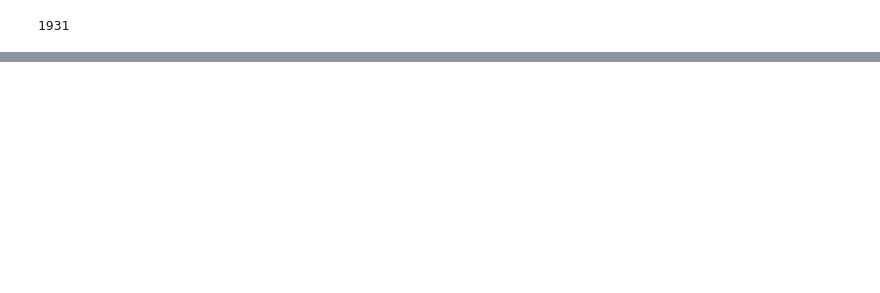
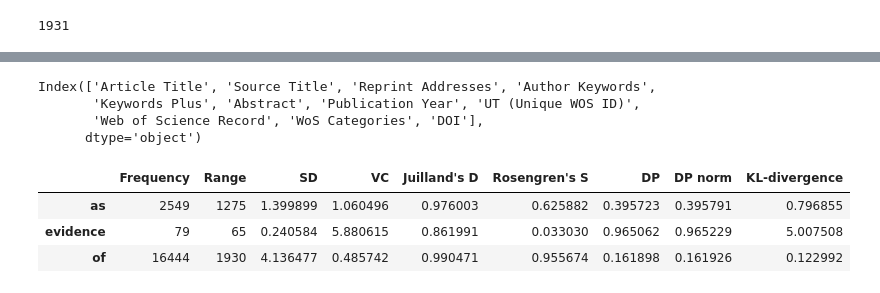
Before and after one commit to brookefzy/pitaya, a Jupyter notebook: BabyAI-NLP/02_word_frequency.ipynb, the cells around one changed output, grey strips where cells are left out. Cells and saved outputs as stored; diff of their text form; code cells hidden in the pictures; blank space fills up the shorter version.

```diff
--- a/BabyAI-NLP/02_word_frequency.ipynb
+++ b/BabyAI-NLP/02_word_frequency.ipynb
@@ -260,0 +242,24 @@ Only use trigram to reconduct the analysis
+# %%
+# !pip install scattertext
+DF.columns
+# %% [output]
+Index(['Article Title', 'Source Title', 'Reprint Addresses', 'Author Keywords',
+       'Keywords Plus', 'Abstract', 'Publication Year', 'UT (Unique WOS ID)',
+       'Web of Science Record', 'WoS Categories', 'DOI'],
+      dtype='object')
+# %%
+DF['parsed'] = DF['Abstract'].apply(st.whitespace_nlp_with_sentences)
+corpus = (st.CorpusWithoutCategoriesFromParsedDocuments(DF,
+                              parsed_col = 'parsed')
+          .build()
+          .get_unigram_corpus()
+          .remove_infrequent_words(minimum_term_count=6))
+dispersion = st.Dispersion(corpus)
+
+dispersion_df = dispersion.get_df()
+dispersion_df.head(3)
+# %% [output]
+|  | Frequency | Range | SD | VC | Juilland's D | Rosengren's S | DP | DP norm | KL-divergence |
+| as | 2549 | 1275 | 1.399899 | 1.060496 | 0.976003 | 0.625882 | 0.395723 | 0.395791 | 0.796855 |
+| evidence | 79 | 65 | 0.240584 | 5.880615 | 0.861991 | 0.033030 | 0.965062 | 0.965229 | 5.007508 |
+| of | 16444 | 1930 | 4.136477 | 0.485742 | 0.990471 | 0.955674 | 0.161898 | 0.161926 | 0.122992 |
```
Also changed, not shown: parts of 9 cells of this notebook, 5 other files.
